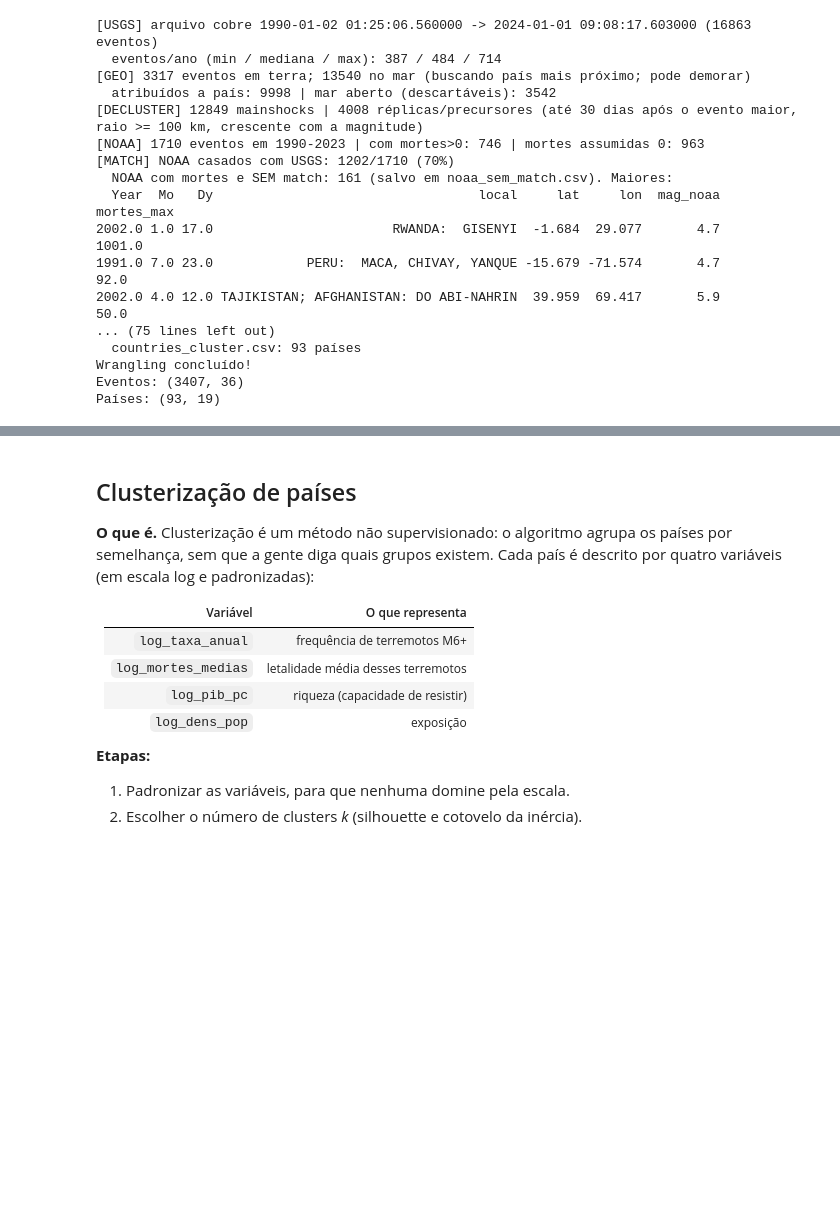
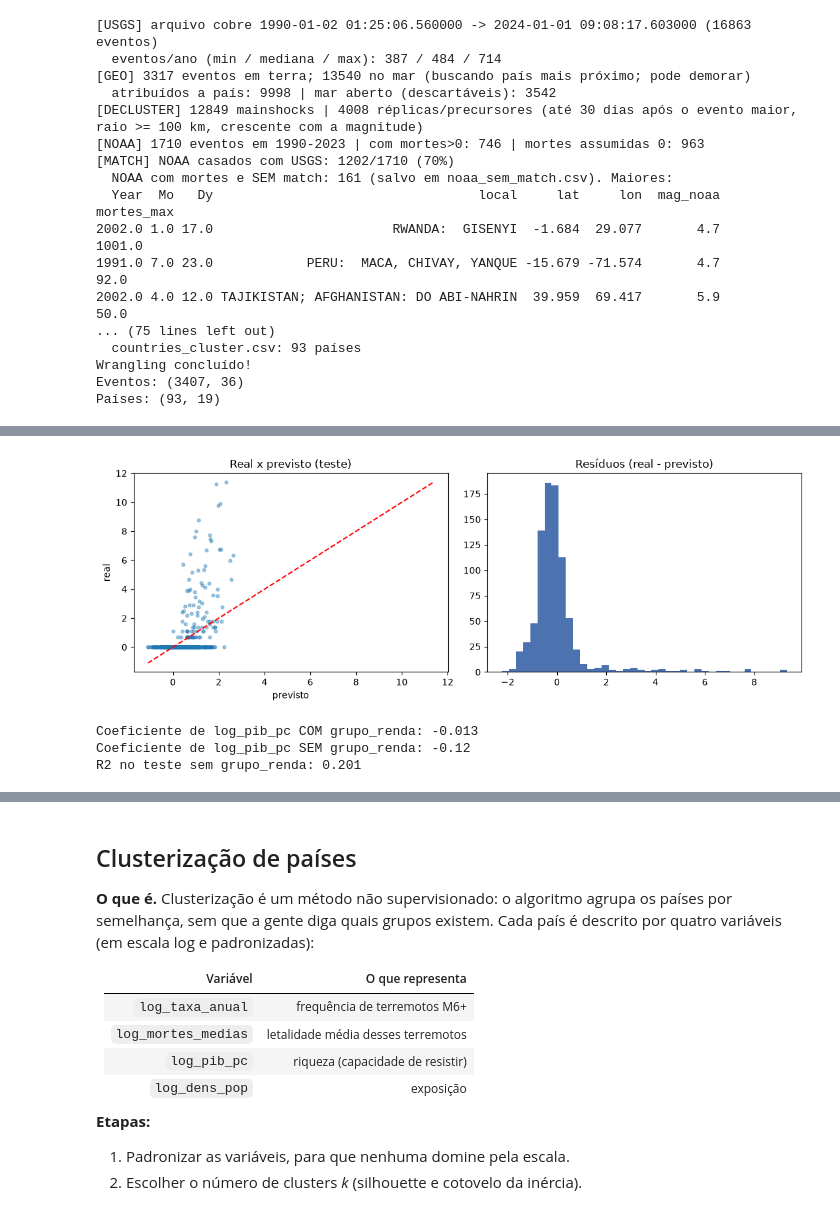
Before and after one commit to EnzoSottoRib/projeto_sismos, a Jupyter notebook: Analise_Sismos.ipynb, the cells around one changed output, grey strips where cells are left out. Saved outputs shown, nothing was run; the diff lists cells and outputs as text; code cells hidden in the pictures; blank space fills up the shorter version.

```diff
--- a/Analise_Sismos.ipynb
+++ b/Analise_Sismos.ipynb
@@ -139,0 +152,28 @@ plt.show()
+# %%
+from sklearn.model_selection import train_test_split
+from sklearn.linear_model import LinearRegression
+from sklearn.metrics import mean_absolute_error, mean_squared_error, r2_score
+
+num = ["mag", "prof_km", "dist_costa_km", "log_pib_pc", "log_dens_pop"]
+X_reg = pd.concat([eventos[num], pd.get_dummies(eventos["grupo_renda"], drop_first=True, dtype=float)], axis=1)
+y_reg = eventos["log_mortes"]
+print("Colunas de entrada:", list(X_reg.columns))
+
+# 1) divide ANTES de padronizar
+Xtr, Xte, ytr, yte = train_test_split(X_reg, y_reg, test_size=0.25, random_state=42, stratify=eventos["alta_mortalidade"])
+
+# 2) o scaler aprende só com o treino
+sc_reg = StandardScaler().fit(Xtr)
+Xtr_s, Xte_s = sc_reg.transform(Xtr), sc_reg.transform(Xte)
+
+# 3) treina
+reg = LinearRegression().fit(Xtr_s, ytr)
+
+def metricas(real, prev):
+    return {"MAE": mean_absolute_error(real, prev), "RMSE": np.sqrt(mean_squared_error(real, prev)), "R2": r2_score(real, prev)}
+
+baseline = np.full(len(yte), ytr.mean())          # modelo "bobo": sempre prevê a média do treino
+resultado = pd.DataFrame({"treino": metricas(ytr, reg.predict(Xtr_s)),
+                          "teste": metricas(yte, reg.predict(Xte_s)),
+                          "baseline (média)": metricas(yte, baseline)}).round(3)
+display(resultado)
@@ -139,0 +214,22 @@ plt.show()
+# %%
+fig, axes = plt.subplots(1, 2, figsize=(11, 4))
+prev = reg.predict(Xte_s)
+axes[0].scatter(prev, yte, s=12, alpha=0.4)
+lim = [min(prev.min(), yte.min()), max(prev.max(), yte.max())]
+axes[0].plot(lim, lim, "r--"); axes[0].set_xlabel("previsto"); axes[0].set_ylabel("real"); axes[0].set_title("Real x previsto (teste)")
+axes[1].hist(yte - prev, bins=40, color="#4C72B0"); axes[1].set_title("Resíduos (real - previsto)")
+plt.tight_layout(); plt.show()
+# %% [output]
+[figure, added]
+# %%
+# Sensibilidade: o PIB per capita e o grupo de renda medem quase a mesma coisa (colinearidade). O que muda sem o grupo de renda?
+cols_sem = [c for c in X_reg.columns if c in num]
+sc2 = StandardScaler().fit(Xtr[cols_sem])
+reg2 = LinearRegression().fit(sc2.transform(Xtr[cols_sem]), ytr)
+print("Coeficiente de log_pib_pc COM grupo_renda:", round(float(coef["log_pib_pc"]), 3))
+print("Coeficiente de log_pib_pc SEM grupo_renda:", round(float(pd.Series(reg2.coef_, index=cols_sem)["log_pib_pc"]), 3))
+print("R2 no teste sem grupo_renda:", round(r2_score(yte, reg2.predict(sc2.transform(Xte[cols_sem]))), 3))
+# %% [output]
+Coeficiente de log_pib_pc COM grupo_renda: -0.013
+Coeficiente de log_pib_pc SEM grupo_renda: -0.12
+R2 no teste sem grupo_renda: 0.201
```
Also changed, not shown: parts of 28 cells of this notebook, 1 other file.
